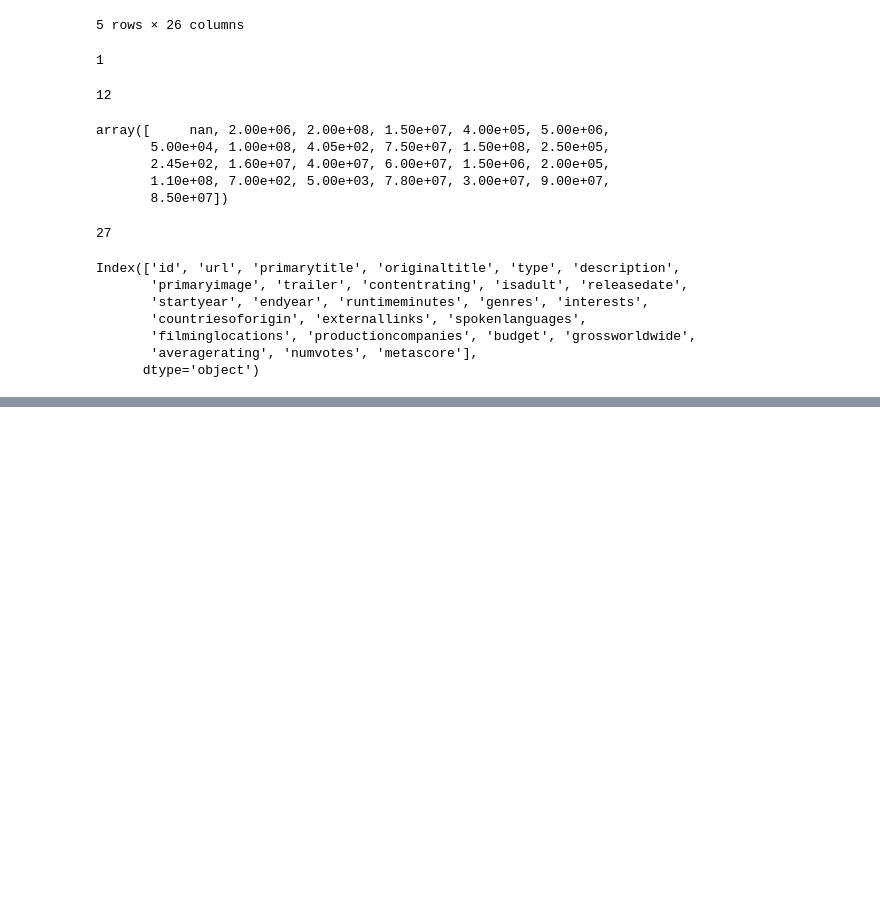
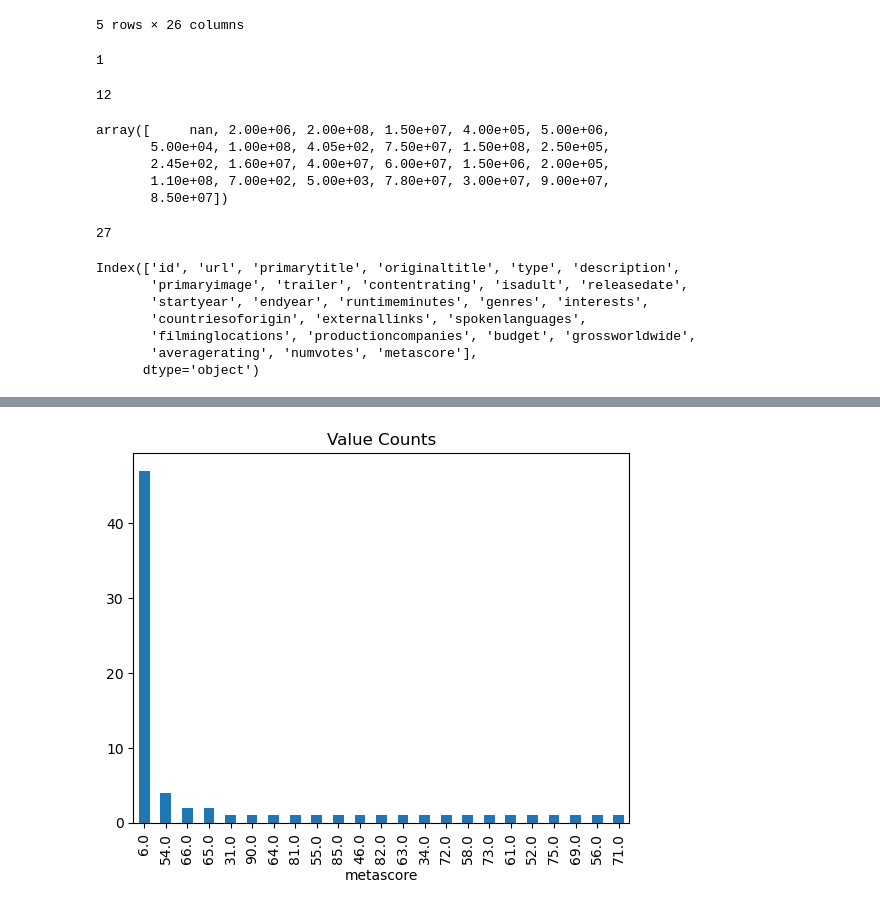
Before and after one commit to helinozge/Movie-Project, a Jupyter notebook: project_movie.ipynb, the cells around one changed output, grey strips where cells are left out. Drawn from its saved outputs; the diff is of its cells as text; code cells hidden in the pictures; blank space fills up the shorter version.

```diff
--- a/project_movie.ipynb
+++ b/project_movie.ipynb
@@ -254,0 +404,6 @@ df.shape
+# %%
+df['metascore'].value_counts().plot(kind='bar')
+plt.title("Value Counts")
+plt.show()
+# %% [output]
+[figure, added]
```
Also changed, not shown: parts of 38 cells of this notebook, 3 other files.
